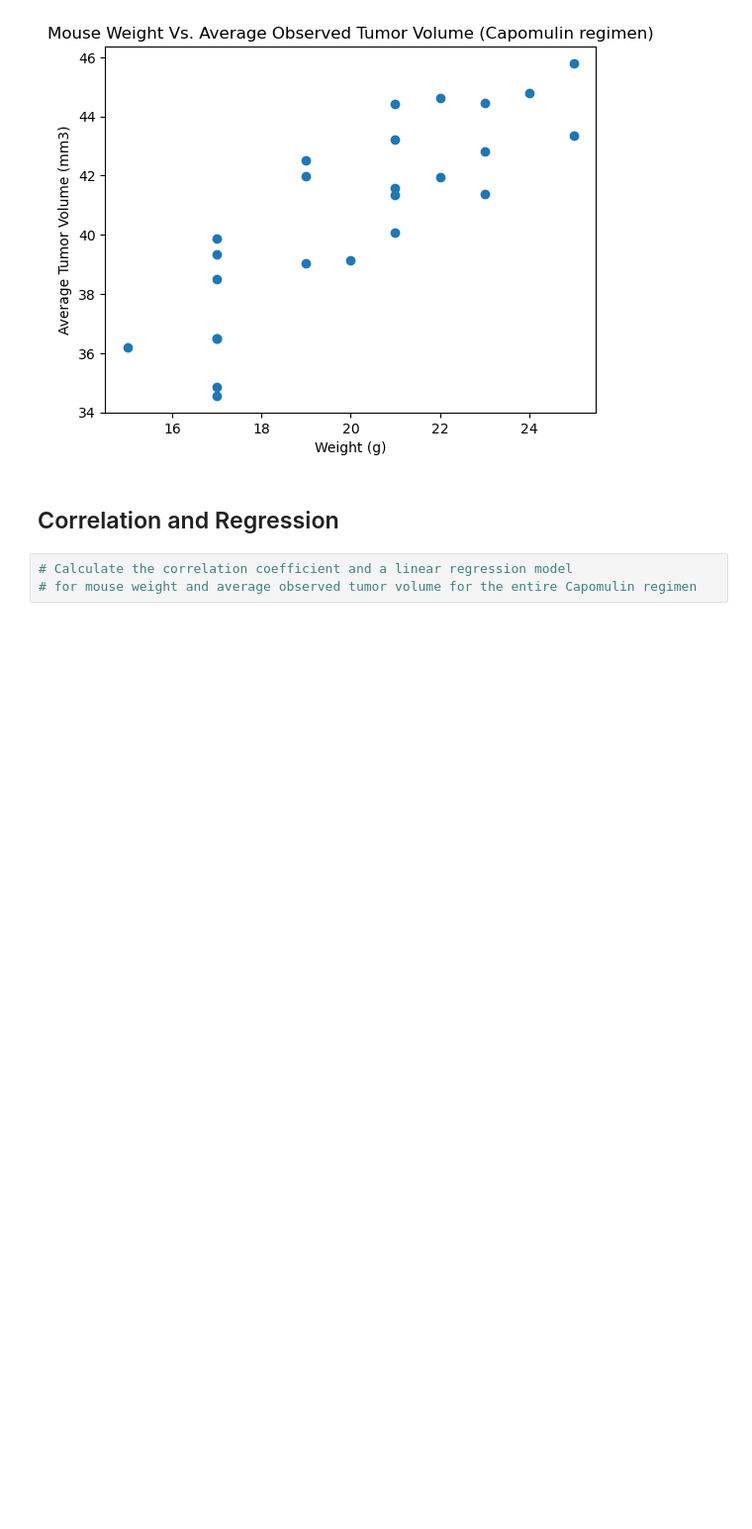
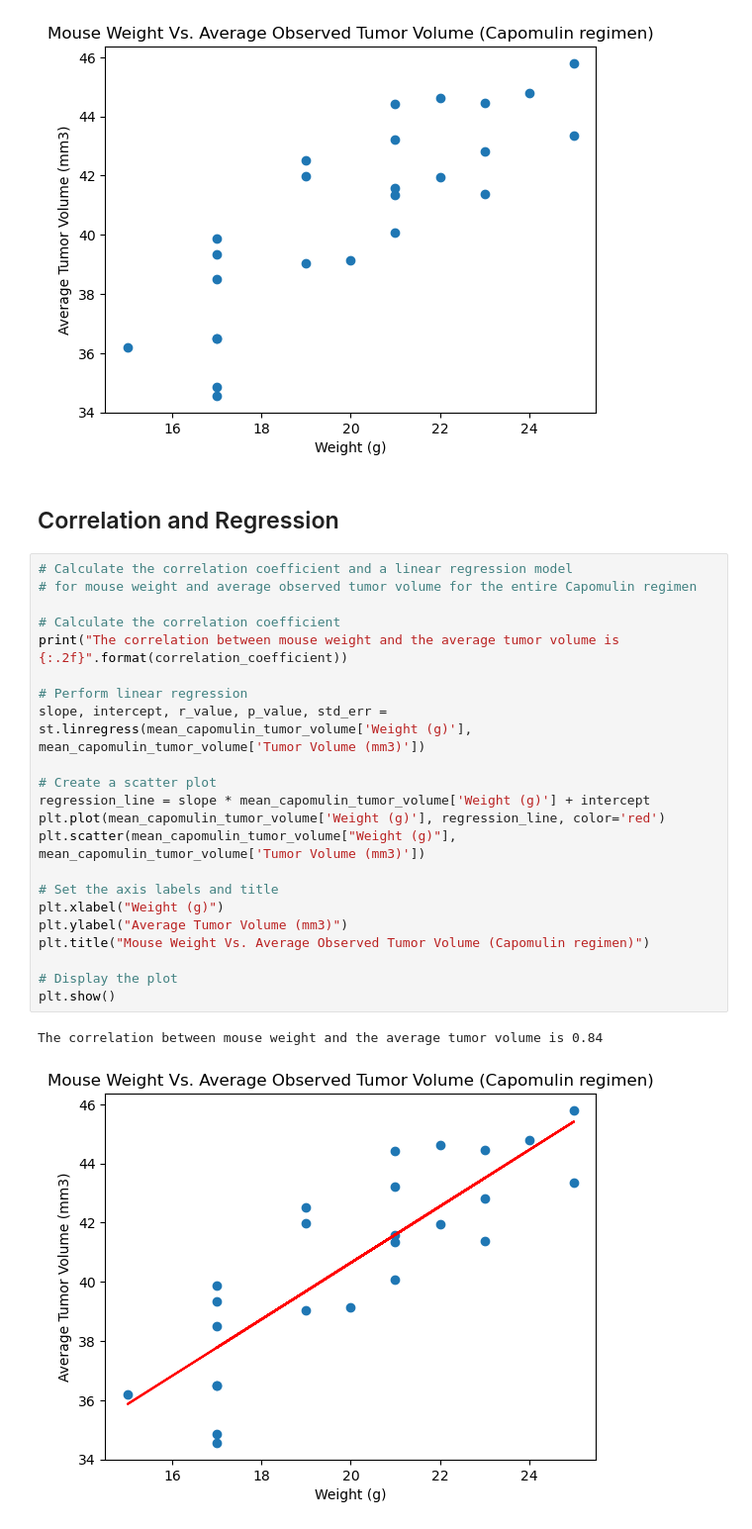
Before and after one commit to rkb81/Matplotlib-Challenge, a Jupyter notebook: pymaceuticals.ipynb, the cells around one changed output. Shown at 99% size. Saved outputs shown, nothing was run; the diff lists cells and outputs as text; blank space fills up the shorter version.

```diff
--- a/pymaceuticals.ipynb
+++ b/pymaceuticals.ipynb
@@ -335,6 +320,28 @@ plt.show()
 [figure]
 # %% [markdown]
 ## Correlation and Regression
-# %%
-# Calculate the correlation coefficient and a linear regression model
-# for mouse weight and average observed tumor volume for the entire Capomulin regimen
+# %%
+# Calculate the correlation coefficient and a linear regression model
+# for mouse weight and average observed tumor volume for the entire Capomulin regimen
+
+# Calculate the correlation coefficient
+print("The correlation between mouse weight and the average tumor volume is {:.2f}".format(correlation_coefficient))
+
+# Perform linear regression
+slope, intercept, r_value, p_value, std_err = st.linregress(mean_capomulin_tumor_volume['Weight (g)'], mean_capomulin_tumor_volume['Tumor Volume (mm3)'])
+
+# Create a scatter plot
+regression_line = slope * mean_capomulin_tumor_volume['Weight (g)'] + intercept
+plt.plot(mean_capomulin_tumor_volume['Weight (g)'], regression_line, color='red')
+plt.scatter(mean_capomulin_tumor_volume["Weight (g)"], mean_capomulin_tumor_volume['Tumor Volume (mm3)'])
+
+# Set the axis labels and title
+plt.xlabel("Weight (g)")
+plt.ylabel("Average Tumor Volume (mm3)")
+plt.title("Mouse Weight Vs. Average Observed Tumor Volume (Capomulin regimen)")
+
+# Display the plot
+plt.show()
+# %% [output]
+The correlation between mouse weight and the average tumor volume is 0.84
+[figure, added]
```
Also changed, not shown: parts of 3 cells of this notebook.
